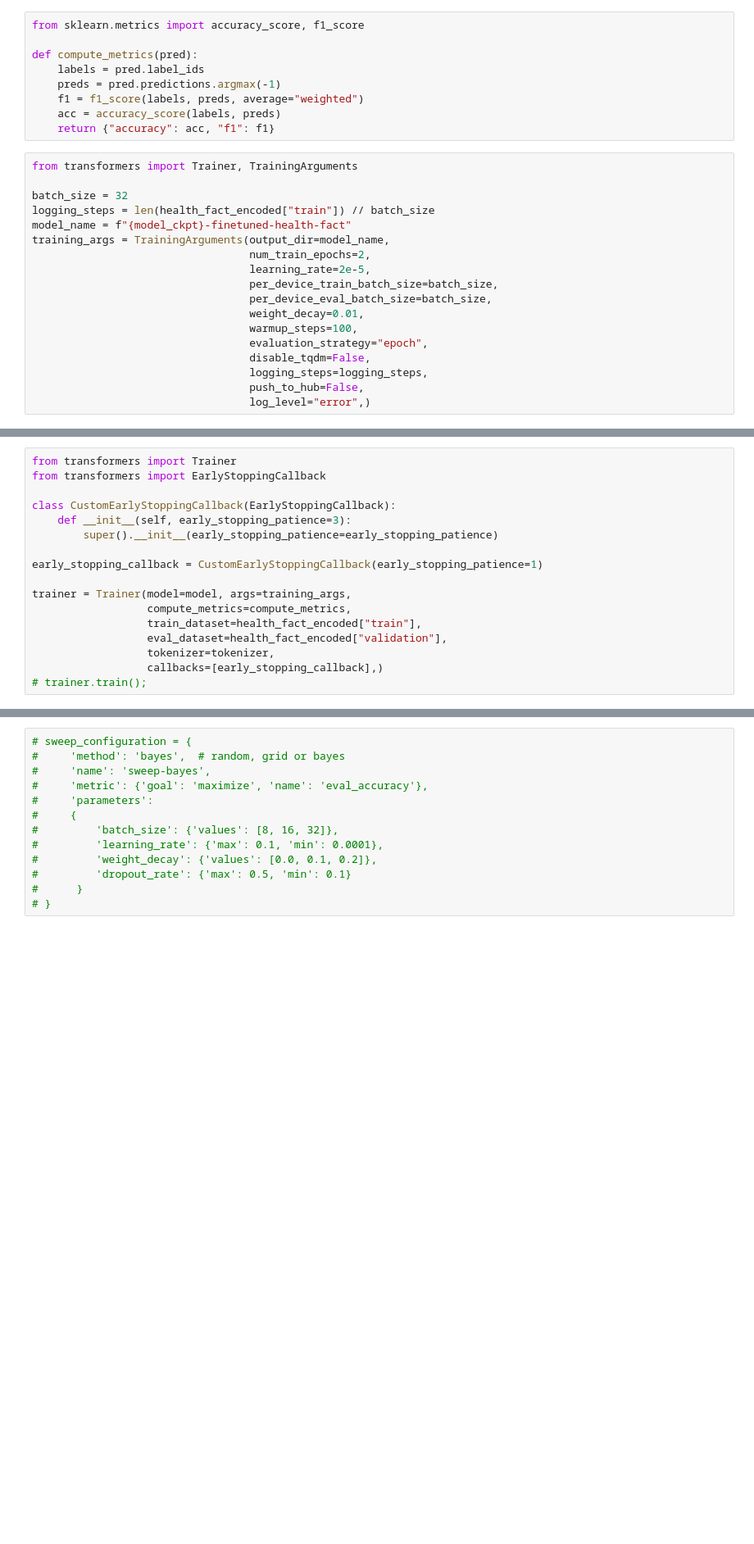
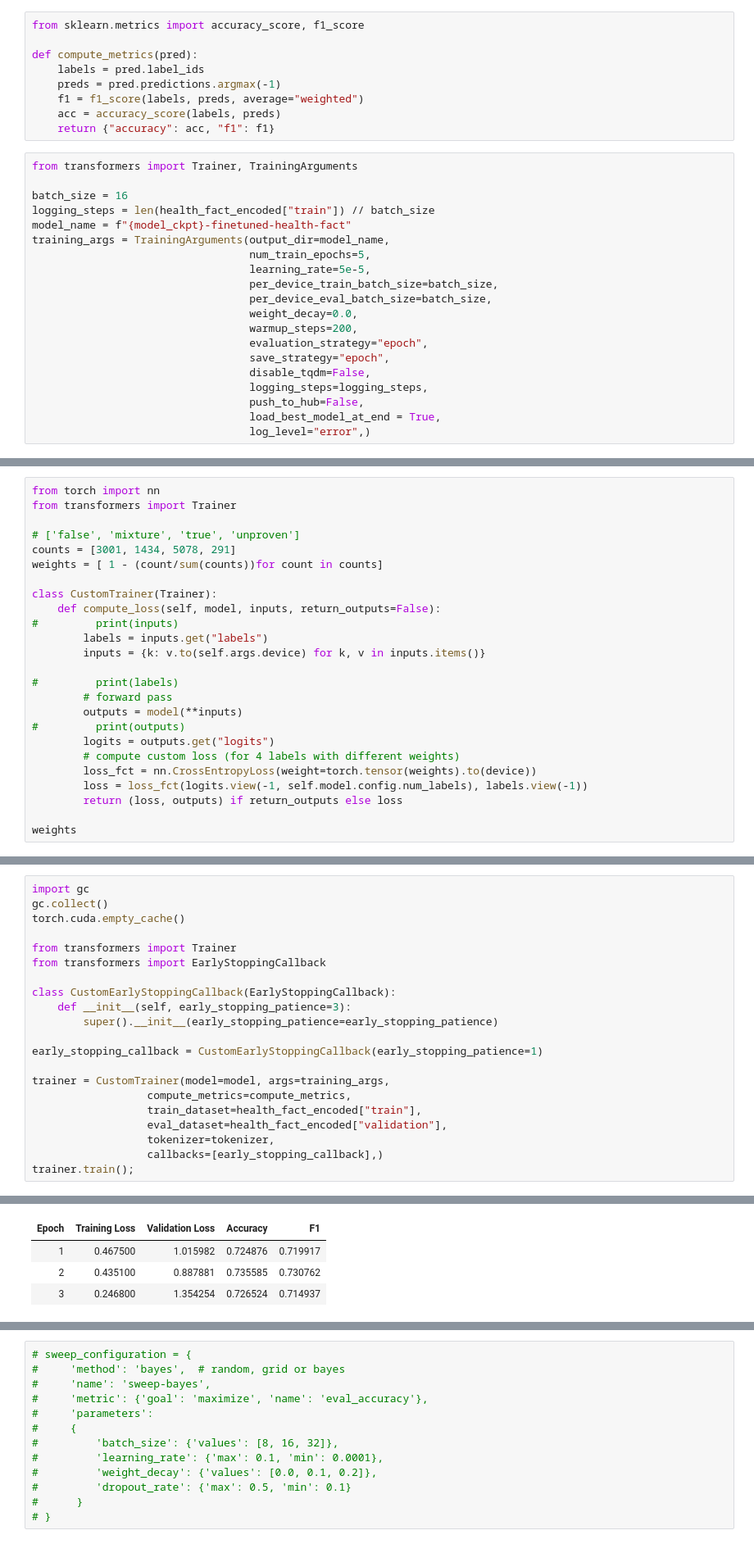
Before and after one commit to NeuroGrid/pubhealth, a Jupyter notebook: pubhealth-deeper.ipynb, the cells around one changed output, grey strips where cells are left out. Shown at 82% size. Cells and saved outputs as stored; diff of their text form; blank space fills up the shorter version.

Commit message:
Kaggle Notebook | pubhealth_deeper | Version 8 (Weight Balancing)

```diff
--- a/pubhealth-deeper.ipynb
+++ b/pubhealth-deeper.ipynb
@@ -282,19 +266,21 @@ def compute_metrics(pred):
 # %%
 from transformers import Trainer, TrainingArguments
 
-batch_size = 32
+batch_size = 16
 logging_steps = len(health_fact_encoded["train"]) // batch_size
 model_name = f"{model_ckpt}-finetuned-health-fact"
 training_args = TrainingArguments(output_dir=model_name,
-                                  num_train_epochs=2,
-                                  learning_rate=2e-5,
+                                  num_train_epochs=5,
+                                  learning_rate=5e-5,
                                   per_device_train_batch_size=batch_size,
                                   per_device_eval_batch_size=batch_size,
-                                  weight_decay=0.01,
-                                  warmup_steps=100,
+                                  weight_decay=0.0,
+                                  warmup_steps=200,
                                   evaluation_strategy="epoch",
+                                  save_strategy="epoch",
                                   disable_tqdm=False,
                                   logging_steps=logging_steps,
                                   push_to_hub=False,
+                                  load_best_model_at_end = True,
                                   log_level="error",)
 # %%
@@ -313,0 +301,25 @@ To disable this warning, you can either:
+# %%
+from torch import nn
+from transformers import Trainer
+
+# ['false', 'mixture', 'true', 'unproven']
+counts = [3001, 1434, 5078, 291]
+weights = [ 1 - (count/sum(counts))for count in counts]
+
+class CustomTrainer(Trainer):
+    def compute_loss(self, model, inputs, return_outputs=False):
+#         print(inputs)
+        labels = inputs.get("labels")
+        inputs = {k: v.to(self.args.device) for k, v in inputs.items()}
+
+#         print(labels)
+        # forward pass
+        outputs = model(**inputs)
+#         print(outputs)
+        logits = outputs.get("logits")
+        # compute custom loss (for 4 labels with different weights)
+        loss_fct = nn.CrossEntropyLoss(weight=torch.tensor(weights).to(device))
+        loss = loss_fct(logits.view(-1, self.model.config.num_labels), labels.view(-1))
+        return (loss, outputs) if return_outputs else loss
+
+weights
@@ -314,4 +331,8 @@ To disable this warning, you can either:
 # %%
+import gc
+gc.collect()
+torch.cuda.empty_cache()
+
 from transformers import Trainer
 from transformers import EarlyStoppingCallback
 
@@ -321,10 +342,11 @@ class CustomEarlyStoppingCallback(EarlyStoppingCallback):
 
 early_stopping_callback = CustomEarlyStoppingCallback(early_stopping_patience=1)
 
-trainer = Trainer(model=model, args=training_args,
+trainer = CustomTrainer(model=model, args=training_args,
                   compute_metrics=compute_metrics,
                   train_dataset=health_fact_encoded["train"],
                   eval_dataset=health_fact_encoded["validation"],
                   tokenizer=tokenizer,
                   callbacks=[early_stopping_callback],)
-# trainer.train();
+trainer.train();
+# %% [output]
@@ -331,3 +354,7 @@ trainer = Trainer(model=model, args=training_args,
+| Epoch | Training Loss | Validation Loss | Accuracy | F1 |
+| 1 | 0.467500 | 1.015982 | 0.724876 | 0.719917 |
+| 2 | 0.435100 | 0.887881 | 0.735585 | 0.730762 |
+| 3 | 0.246800 | 1.354254 | 0.726524 | 0.714937 |
 # %%
 import wandb
 wandb.init(project="pubhealth-hyperparameter-search")
```
Also changed, not shown: parts of 13 cells of this notebook.
